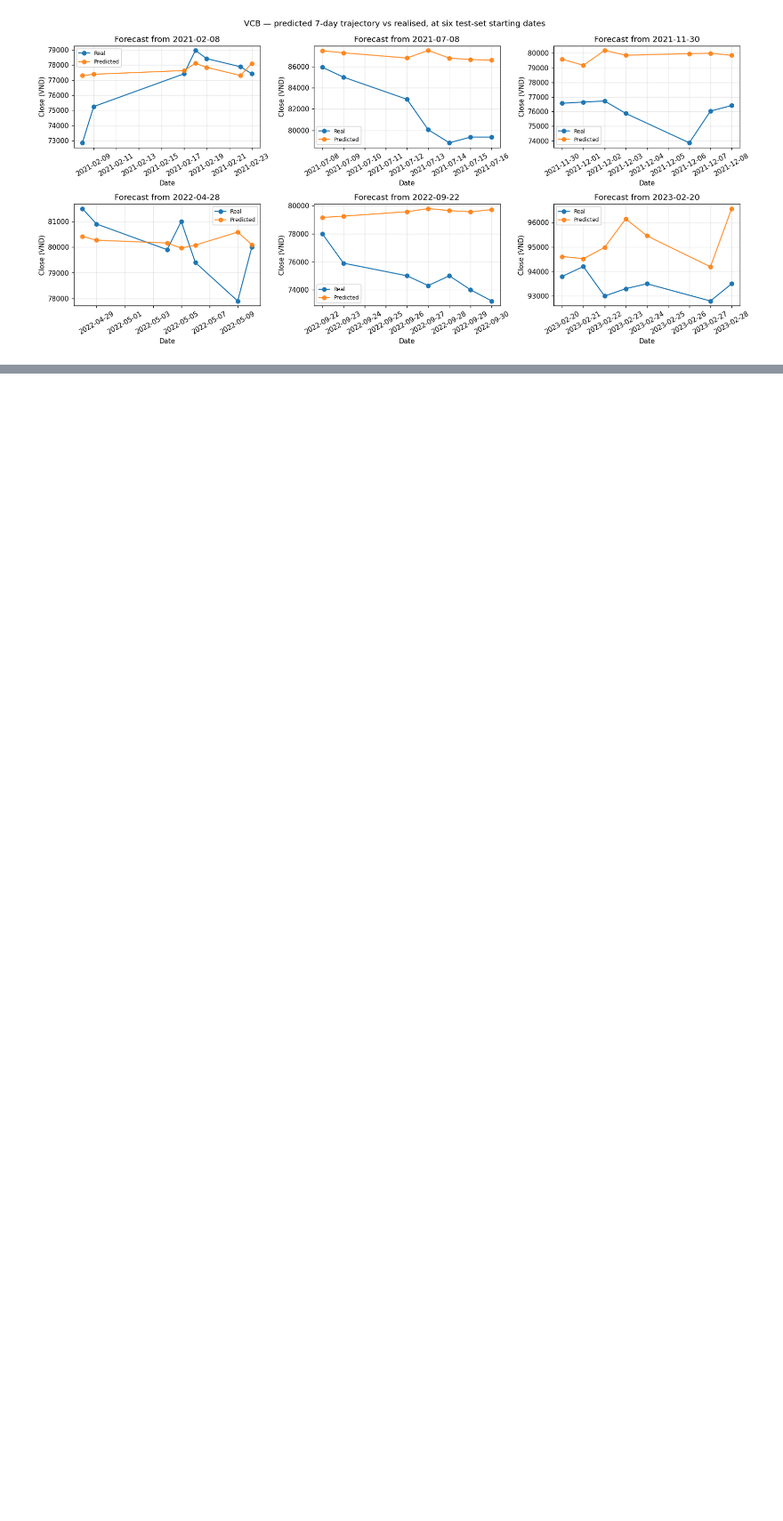
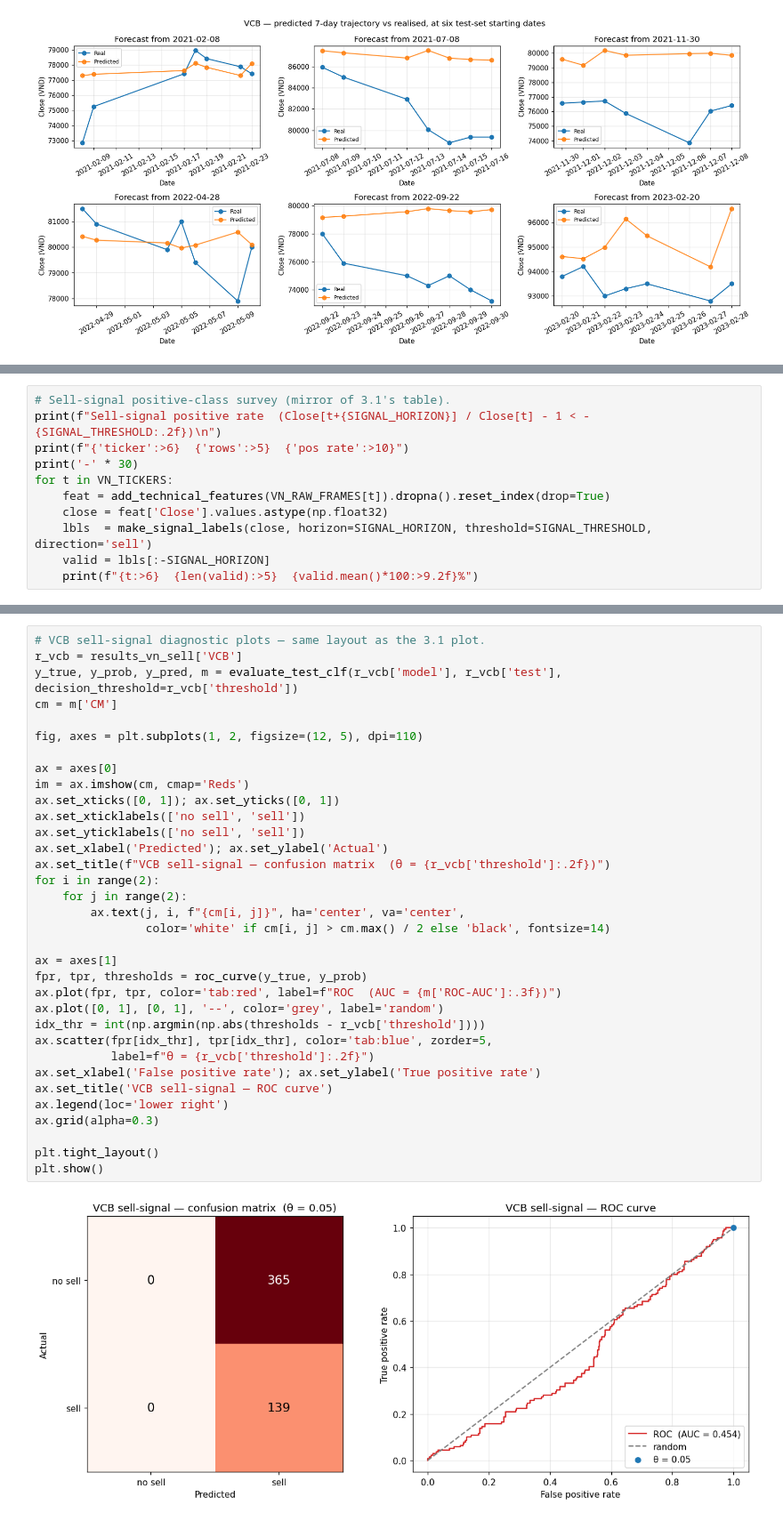
Before and after one commit to Thai-Anh-Nguyen/Time-series-data-and-application-to-stock-markets, a Jupyter notebook: 240039-project-notebook.ipynb, the cells around one changed output, grey strips where cells are left out. Shown at 89% size. Drawn from its saved outputs; the diff is of its cells as text; blank space fills up the shorter version.

```diff
--- a/240039-project-notebook.ipynb
+++ b/240039-project-notebook.ipynb
@@ -1271,0 +1604,11 @@ plt.show()
+# %%
+# Sell-signal positive-class survey (mirror of 3.1's table).
+print(f"Sell-signal positive rate  (Close[t+{SIGNAL_HORIZON}] / Close[t] - 1 < -{SIGNAL_THRESHOLD:.2f})\n")
+print(f"{'ticker':>6}  {'rows':>5}  {'pos rate':>10}")
+print('-' * 30)
+for t in VN_TICKERS:
+    feat = add_technical_features(VN_RAW_FRAMES[t]).dropna().reset_index(drop=True)
+    close = feat['Close'].values.astype(np.float32)
+    lbls  = make_signal_labels(close, horizon=SIGNAL_HORIZON, threshold=SIGNAL_THRESHOLD, direction='sell')
+    valid = lbls[:-SIGNAL_HORIZON]
+    print(f"{t:>6}  {len(valid):>5}  {valid.mean()*100:>9.2f}%")
@@ -1271,0 +1699,36 @@ plt.show()
+# %%
+# VCB sell-signal diagnostic plots — same layout as the 3.1 plot.
+r_vcb = results_vn_sell['VCB']
+y_true, y_prob, y_pred, m = evaluate_test_clf(r_vcb['model'], r_vcb['test'], decision_threshold=r_vcb['threshold'])
+cm = m['CM']
+
+fig, axes = plt.subplots(1, 2, figsize=(12, 5), dpi=110)
+
+ax = axes[0]
+im = ax.imshow(cm, cmap='Reds')
+ax.set_xticks([0, 1]); ax.set_yticks([0, 1])
+ax.set_xticklabels(['no sell', 'sell'])
+ax.set_yticklabels(['no sell', 'sell'])
+ax.set_xlabel('Predicted'); ax.set_ylabel('Actual')
+ax.set_title(f"VCB sell-signal — confusion matrix  (θ = {r_vcb['threshold']:.2f})")
+for i in range(2):
+    for j in range(2):
+        ax.text(j, i, f"{cm[i, j]}", ha='center', va='center',
+                color='white' if cm[i, j] > cm.max() / 2 else 'black', fontsize=14)
+
+ax = axes[1]
+fpr, tpr, thresholds = roc_curve(y_true, y_prob)
+ax.plot(fpr, tpr, color='tab:red', label=f"ROC  (AUC = {m['ROC-AUC']:.3f})")
+ax.plot([0, 1], [0, 1], '--', color='grey', label='random')
+idx_thr = int(np.argmin(np.abs(thresholds - r_vcb['threshold'])))
+ax.scatter(fpr[idx_thr], tpr[idx_thr], color='tab:blue', zorder=5,
+           label=f"θ = {r_vcb['threshold']:.2f}")
+ax.set_xlabel('False positive rate'); ax.set_ylabel('True positive rate')
+ax.set_title('VCB sell-signal — ROC curve')
+ax.legend(loc='lower right')
+ax.grid(alpha=0.3)
+
+plt.tight_layout()
+plt.show()
+# %% [output]
+[figure, added]
```
Also changed, not shown: parts of 15 cells of this notebook, 3 other files.
